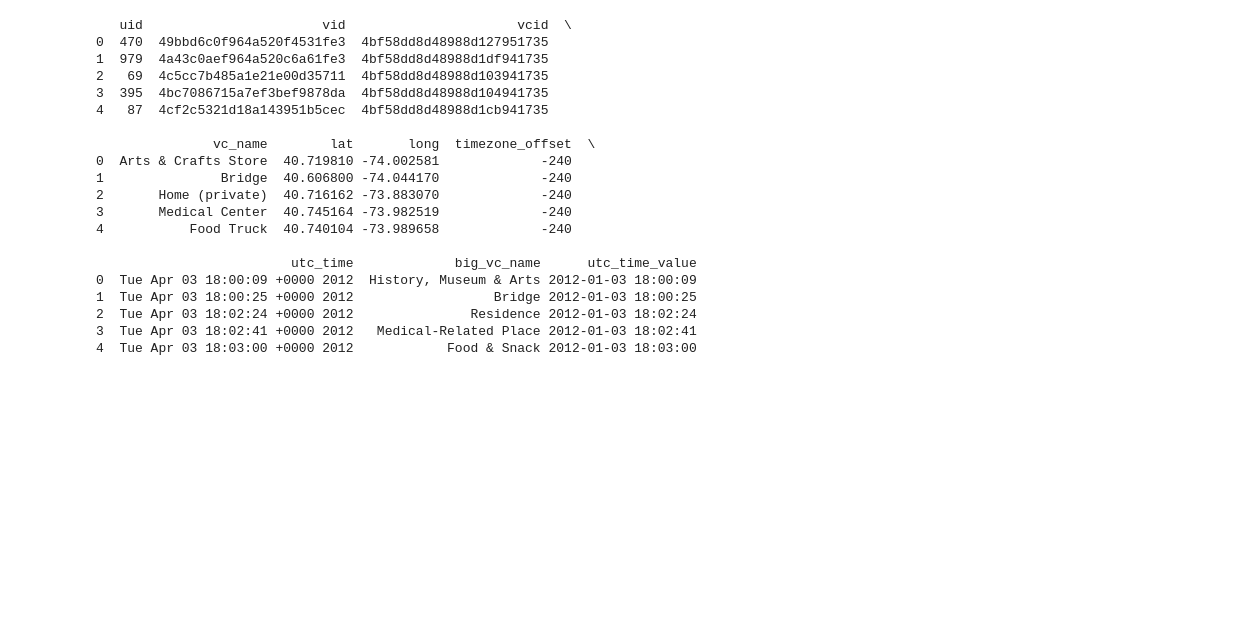
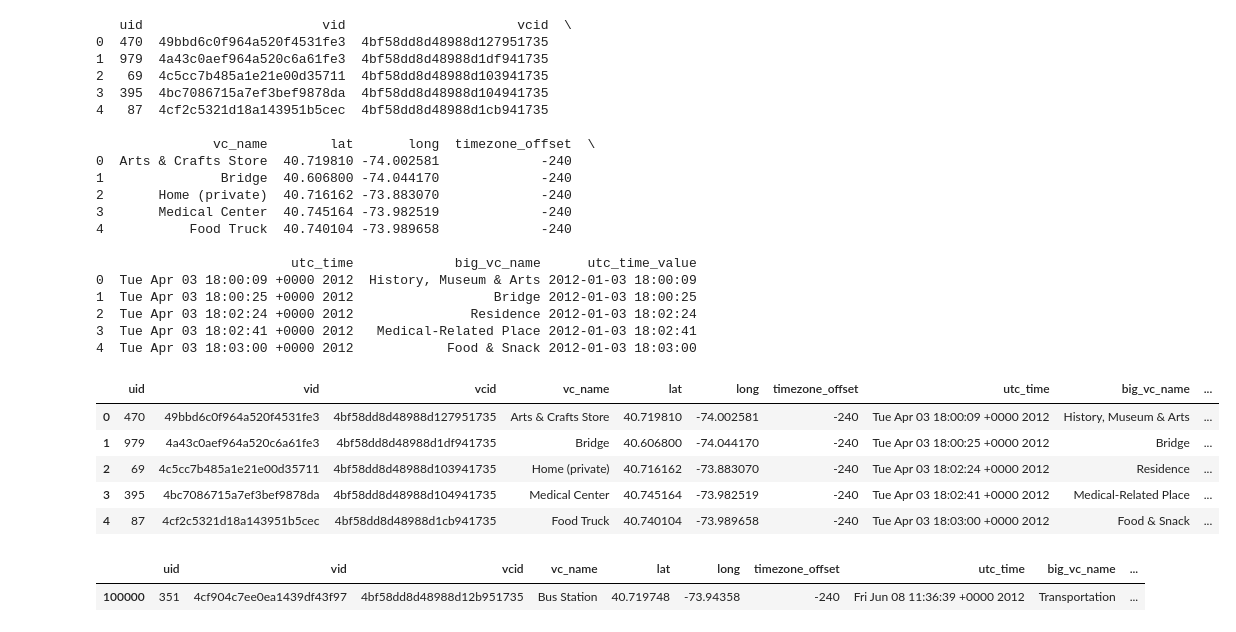
Before and after one commit to SU-Hongs/UROP_mining, a Jupyter notebook: FourSquare/preprocess.ipynb, the cells around one changed output. Saved outputs shown, nothing was run; the diff lists cells and outputs as text; code cells hidden in the pictures; blank space fills up the shorter version.

```diff
--- a/FourSquare/preprocess.ipynb
+++ b/FourSquare/preprocess.ipynb
@@ -138,6 +144,46 @@ print(data.head())
 2  Tue Apr 03 18:02:24 +0000 2012               Residence 2012-01-03 18:02:24
 3  Tue Apr 03 18:02:41 +0000 2012   Medical-Related Place 2012-01-03 18:02:41
 4  Tue Apr 03 18:03:00 +0000 2012            Food & Snack 2012-01-03 18:03:00
+# %%
+def name_to_month(name:str):
+    if name=='Jan':return 1
+    elif name=='Feb':return 2
+    elif name=='Mar':return 3
+    elif name=='Apr':return 4
+    elif name=='May':return 5
+    elif name=='Jun':return 6
+    elif name=='Jul':return 7
+    elif name=='Aug':return 8
+    elif name=='Sep':return 9
+    elif name=='Oct':return 10
+    elif name=='Nov':return 11
+    elif name=='Dec':return 12
+    else: raise(Exception(name+' is wrong month abbr!'))
+
+def month_handler(t_str):
+    t_list=t_str.split()
+    mon=name_to_month(t_list[1])
+    yr=int(t_list[-1])
+    earliest_mon=4
+    earliest_yr=2012
+    mon_id=12*(yr-earliest_yr)+(mon-earliest_mon)
+    return mon_id
+
+data['modified_uid']=[month_handler(data.utc_time[i])*num_uids+data.uid[i] for i in range(len(data))]
+data.head()
+# %% [output]
+|  | uid | vid | vcid | vc_name | lat | long | timezone_offset | utc_time | big_vc_name | ... |
+| 0 | 470 | 49bbd6c0f964a520f4531fe3 | 4bf58dd8d48988d127951735 | Arts & Crafts Store | 40.719810 | -74.002581 | -240 | Tue Apr 03 18:00:09 +0000 2012 | History, Museum & Arts | ... |
+| 1 | 979 | 4a43c0aef964a520c6a61fe3 | 4bf58dd8d48988d1df941735 | Bridge | 40.606800 | -74.044170 | -240 | Tue Apr 03 18:00:25 +0000 2012 | Bridge | ... |
+| 2 | 69 | 4c5cc7b485a1e21e00d35711 | 4bf58dd8d48988d103941735 | Home (private) | 40.716162 | -73.883070 | -240 | Tue Apr 03 18:02:24 +0000 2012 | Residence | ... |
+| 3 | 395 | 4bc7086715a7ef3bef9878da | 4bf58dd8d48988d104941735 | Medical Center | 40.745164 | -73.982519 | -240 | Tue Apr 03 18:02:41 +0000 2012 | Medical-Related Place | ... |
+| 4 | 87 | 4cf2c5321d18a143951b5cec | 4bf58dd8d48988d1cb941735 | Food Truck | 40.740104 | -73.989658 | -240 | Tue Apr 03 18:03:00 +0000 2012 | Food & Snack | ... |
+# %%
+assert(min(data.modified_uid)>=0)
+data.iloc[[100000]]
+# %% [output]
+|  | uid | vid | vcid | vc_name | lat | long | timezone_offset | utc_time | big_vc_name | ... |
+| 100000 | 351 | 4cf904c7ee0ea1439df43f97 | 4bf58dd8d48988d12b951735 | Bus Station | 40.719748 | -73.94358 | -240 | Fri Jun 08 11:36:39 +0000 2012 | Transportation | ... |
 # %%
 from datetime import timedelta
 from tqdm import tqdm
```
Also changed, not shown: parts of 18 cells of this notebook, 4 other files.
